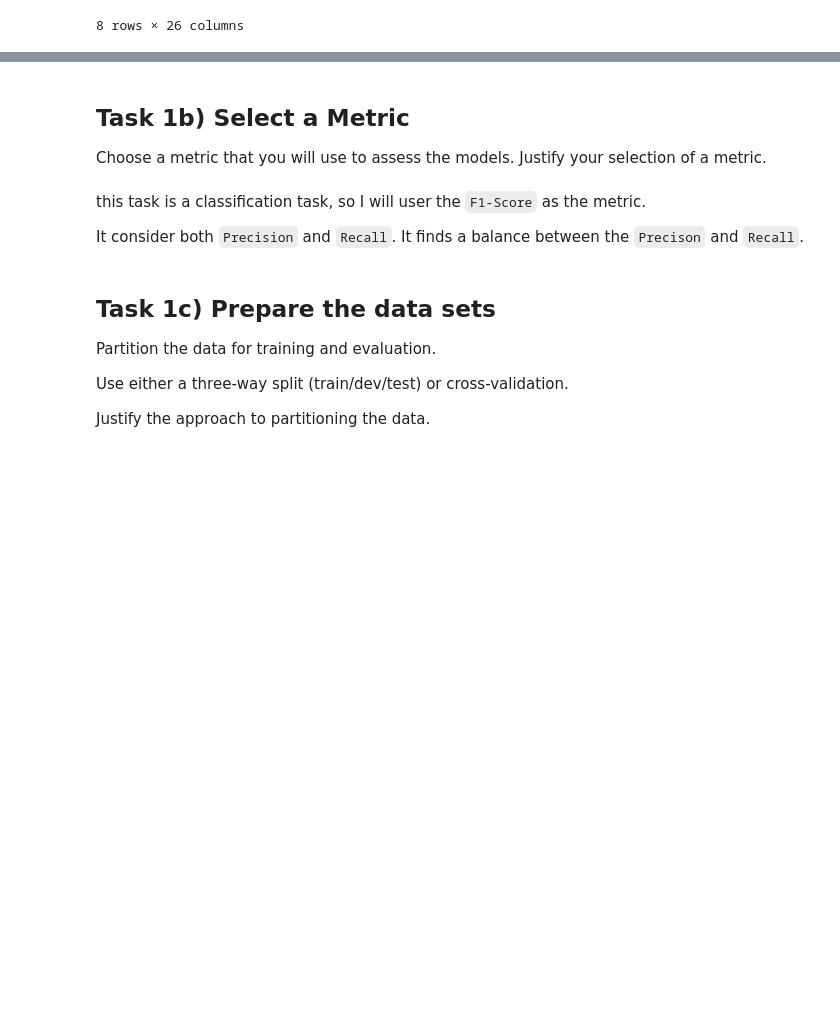
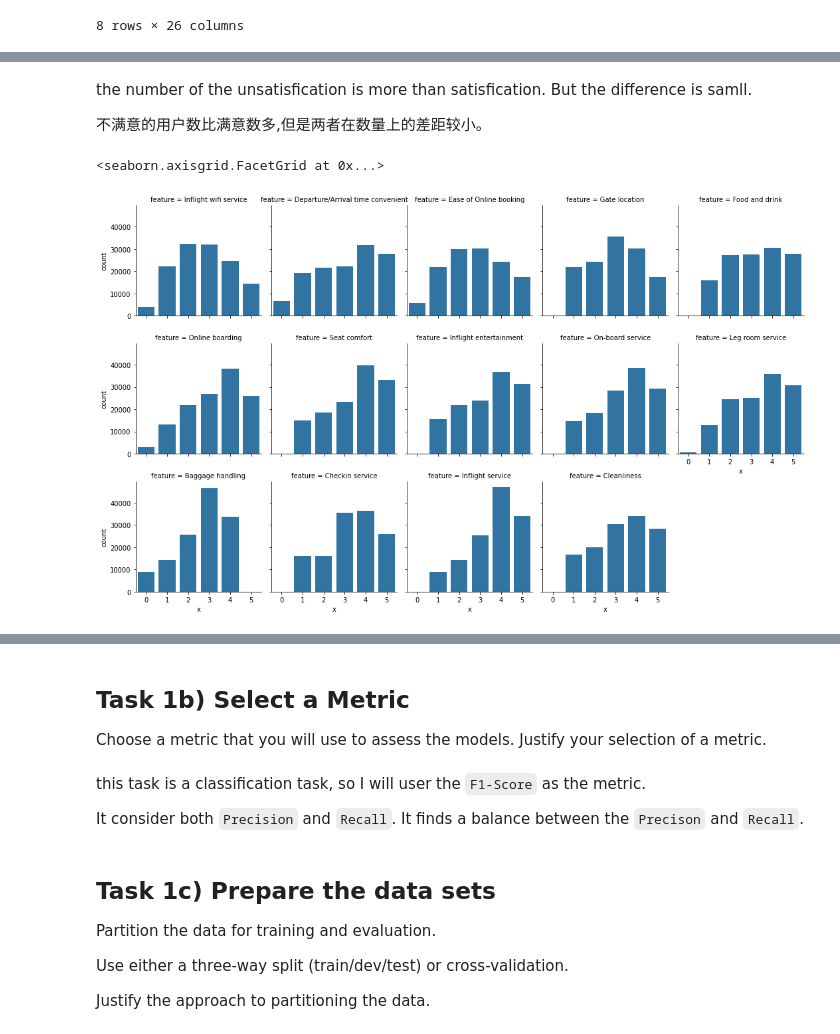
Before and after one commit to rwqzcq/COMP2019, a Jupyter notebook: main.ipynb, the cells around one changed output, grey strips where cells are left out. Drawn from its saved outputs; the diff is of its cells as text; code cells hidden in the pictures; blank space fills up the shorter version.

```diff
--- a/main.ipynb
+++ b/main.ipynb
@@ -112,0 +83,47 @@ We can see that `Online boarding` has the strongest positive correlation. This m
+# %% [markdown]
+the number of the unsatisfication is more than satisfication. But the difference is samll.
+
+不满意的用户数比满意数多,但是两者在数量上的差距较小。
+# %%
+#  Satisfaction level distribution
+level_keys = [
+    'Inflight wifi service',
+    'Departure/Arrival time convenient',
+    'Ease of Online booking',
+    'Gate location',
+    'Food and drink',
+    'Online boarding',
+    'Seat comfort',
+    'Inflight entertainment',
+    'On-board service',
+    'Leg room service',
+    'Baggage handling',
+    'Checkin service',
+    'Inflight service',
+    'Cleanliness',
+]
+
+data = [
+]
+key = 'Cleanliness'
+def key_count(key):
+    data = df.groupby(df[key]).count()['satisfaction'].to_frame()
+    data['count'] = data['satisfaction']
+    del data['satisfaction']
+    x = data.index.tolist()
+    x = [str(i) for i in x]
+    data['x'] = x
+    data = data.reset_index()
+    del data[key]
+    data['feature'] = key
+    return data
+
+data = []
+for key in level_keys:
+    data.append(key_count(key))
+data = pd.concat(data)
+g = sns.FacetGrid(data, col="feature", col_wrap=5)
+g.map_dataframe(sns.barplot, x="x", y="count")
+# %% [output]
+<seaborn.axisgrid.FacetGrid at 0x...>
+[figure, added]
```
Also changed, not shown: parts of 24 cells of this notebook.
